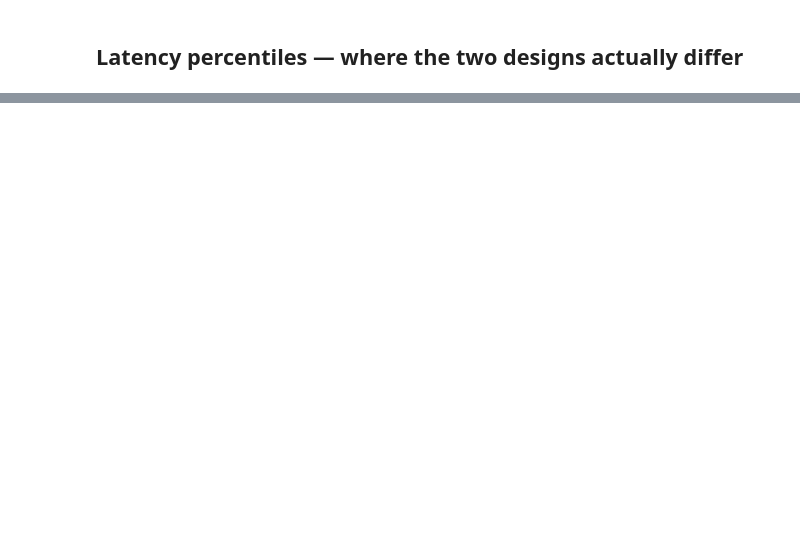
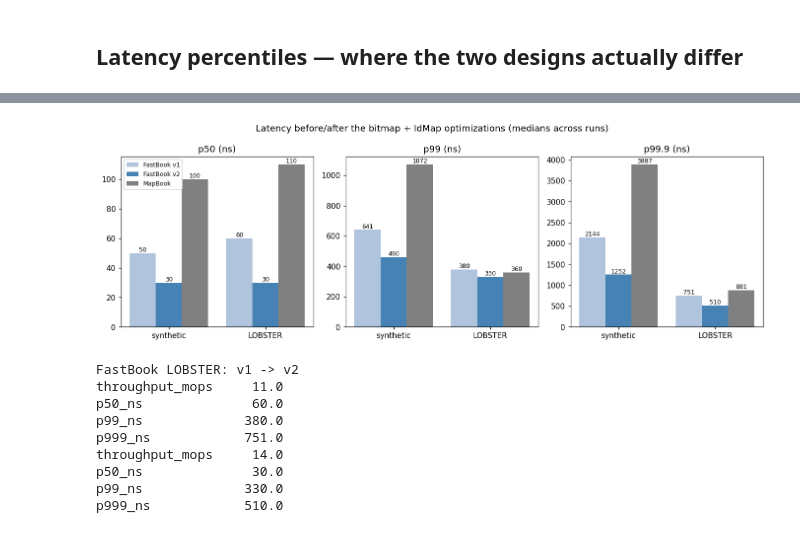
Before and after one commit to dmitridefreitas-dev/matching-engine, a Jupyter notebook: analysis/benchmarks.ipynb, the cells around one changed output, grey strips where cells are left out. Cells and saved outputs as stored; diff of their text form; code cells hidden in the pictures; blank space fills up the shorter version.

```diff
--- a/analysis/benchmarks.ipynb
+++ b/analysis/benchmarks.ipynb
@@ -143,0 +133,47 @@ benchmark's precondition, not its afterthought.
+# %%
+v1 = pd.read_csv("../results/benchmarks_v1_baseline.csv")
+v1["flow_kind"] = v1.flow.str.replace(r"-seed\d+", "", regex=True)
+fast_v1 = v1[v1.impl == "FastBook"].groupby("flow_kind")[
+    ["throughput_mops", "p50_ns", "p99_ns", "p999_ns"]].median()
+fast_v2 = df[df.impl == "FastBook"].groupby("flow_kind")[
+    ["throughput_mops", "p50_ns", "p99_ns", "p999_ns"]].median()
+map_v2 = df[df.impl == "MapBook"].groupby("flow_kind")[
+    ["throughput_mops", "p50_ns", "p99_ns", "p999_ns"]].median()
+
+fig, axes = plt.subplots(1, 3, figsize=(12.5, 4.2))
+metrics = [("p50_ns", "p50 (ns)"), ("p99_ns", "p99 (ns)"), ("p999_ns", "p99.9 (ns)")]
+x = np.arange(len(flows))
+width = 0.27
+for ax, (col, label) in zip(axes, metrics):
+    for k, (frame, name, color) in enumerate([
+            (fast_v1, "FastBook v1", "lightsteelblue"),
+            (fast_v2, "FastBook v2", "steelblue"),
+            (map_v2, "MapBook", "gray")]):
+        vals = [frame.loc[f, col] for f in flows]
+        bars = ax.bar(x + (k - 1) * width, vals, width, label=name, color=color)
+        for bar, v in zip(bars, vals):
+            ax.text(bar.get_x() + bar.get_width() / 2, v, f"{v:.0f}",
+                    ha="center", va="bottom", fontsize=8)
+    ax.set_xticks(x, ["synthetic", "LOBSTER"])
+    ax.set_title(label)
+axes[0].legend(fontsize=8)
+fig.suptitle("Latency before/after the bitmap + IdMap optimizations "
+             "(medians across runs)")
+fig.tight_layout()
+fig.savefig(ASSETS / "optimization.png", bbox_inches="tight")
+plt.show()
+
+print("FastBook LOBSTER: v1 -> v2")
+print(fast_v1.loc["lobster"].round(0).to_string())
+print(fast_v2.loc["lobster"].round(0).to_string())
+# %% [output]
+[figure, added]
+FastBook LOBSTER: v1 -> v2
+throughput_mops     11.0
+p50_ns              60.0
+p99_ns             380.0
+p999_ns            751.0
+throughput_mops     14.0
+p50_ns              30.0
+p99_ns             330.0
+p999_ns            510.0
```
Also changed, not shown: parts of 6 cells of this notebook, 9 other files.
